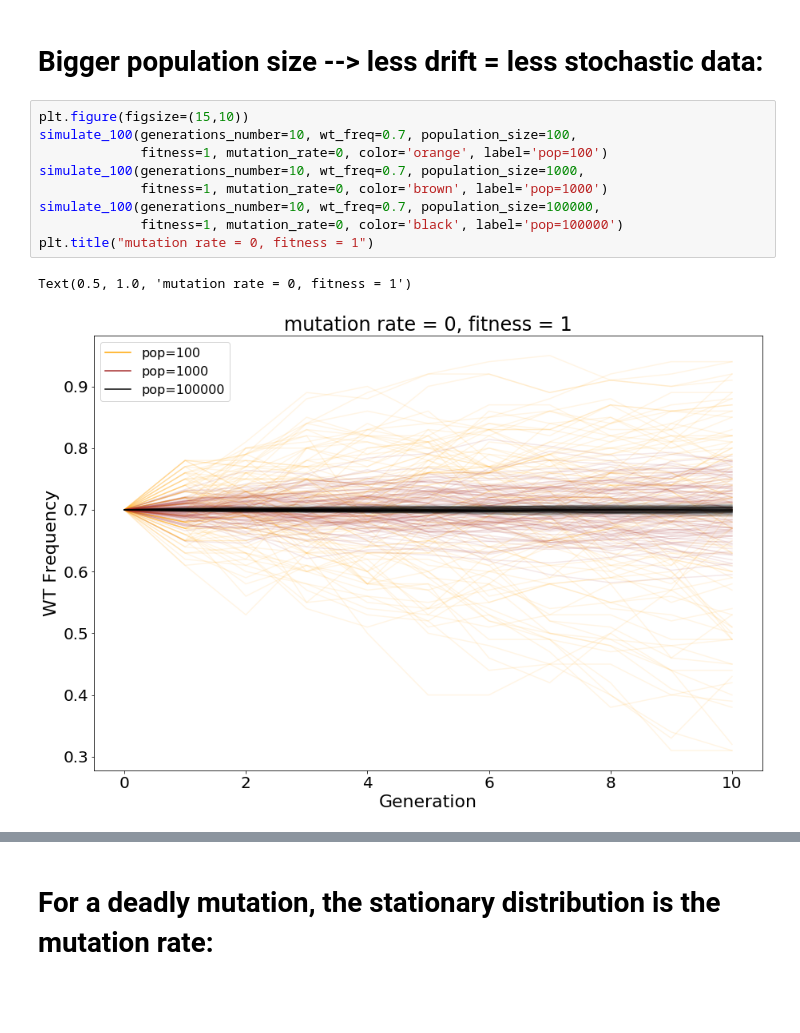
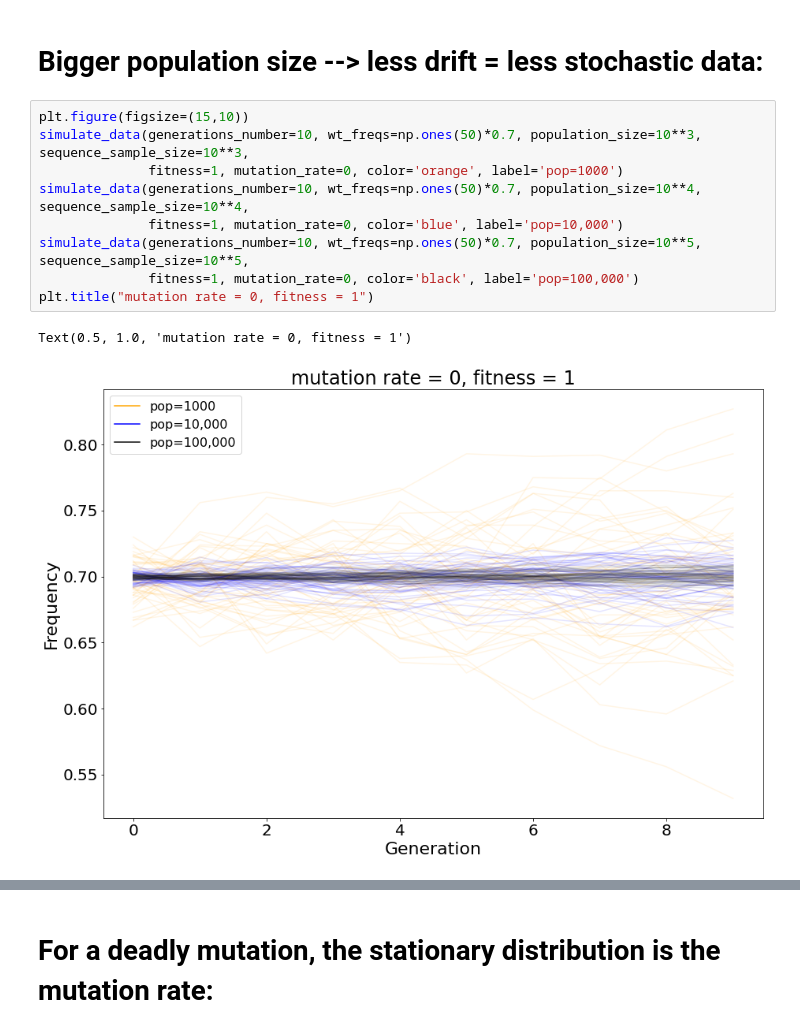
Before and after one commit to theitush/mutation-rate, a Jupyter notebook: data_simulations/Data Simulations.ipynb, the cells around one changed output, grey strips where cells are left out. Cells and saved outputs as stored; diff of their text form; blank space fills up the shorter version.

```diff
--- a/data_simulations/Data Simulations.ipynb
+++ b/data_simulations/Data Simulations.ipynb
@@ -48,14 +74,14 @@ set_plots_size_params(20)
 # Bigger population size -->  less drift = less stochastic data:
 # %%
 plt.figure(figsize=(15,10))
-simulate_100(generations_number=10, wt_freq=0.7, population_size=100,
-             fitness=1, mutation_rate=0, color='orange', label='pop=100')
-simulate_100(generations_number=10, wt_freq=0.7, population_size=1000,
-             fitness=1, mutation_rate=0, color='brown', label='pop=1000')
-simulate_100(generations_number=10, wt_freq=0.7, population_size=100000,
-             fitness=1, mutation_rate=0, color='black', label='pop=100000')
+simulate_data(generations_number=10, wt_freqs=np.ones(50)*0.7, population_size=10**3, sequence_sample_size=10**3,
+              fitness=1, mutation_rate=0, color='orange', label='pop=1000')
+simulate_data(generations_number=10, wt_freqs=np.ones(50)*0.7, population_size=10**4, sequence_sample_size=10**4,
+              fitness=1, mutation_rate=0, color='blue', label='pop=10,000')
+simulate_data(generations_number=10, wt_freqs=np.ones(50)*0.7, population_size=10**5, sequence_sample_size=10**5,
+              fitness=1, mutation_rate=0, color='black', label='pop=100,000')
 plt.title("mutation rate = 0, fitness = 1")
 # %% [output]
 Text(0.5, 1.0, 'mutation rate = 0, fitness = 1')
-[figure, old version]
+[figure, new version]
 # %% [markdown]
```
Also changed, not shown: parts of 14 cells of this notebook, 5 other files.
